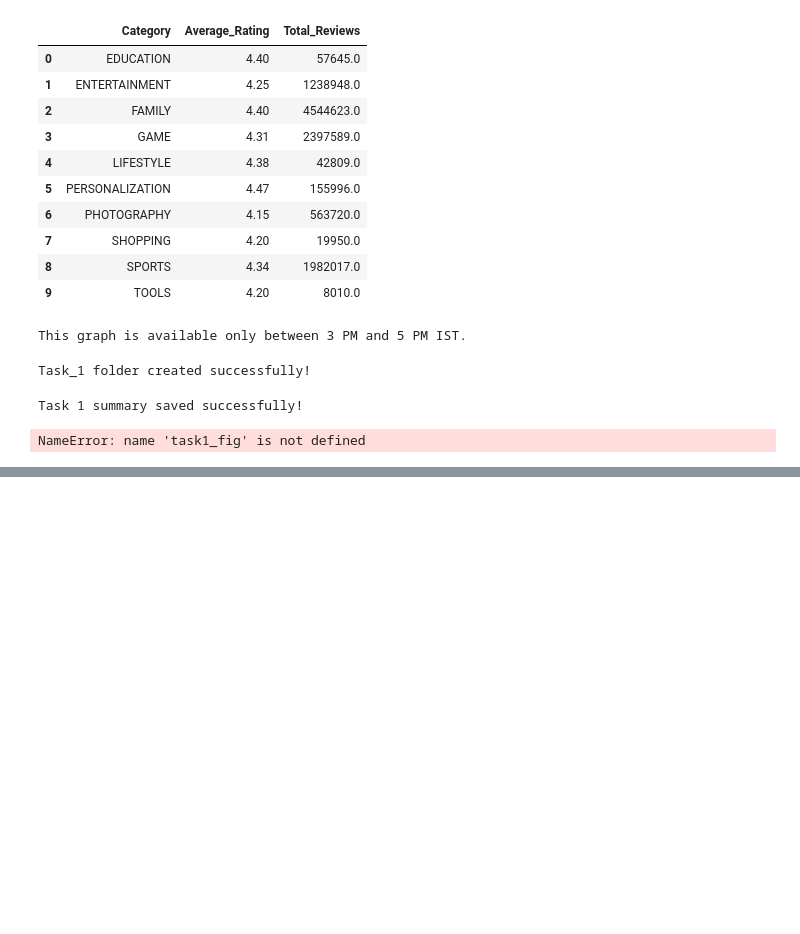
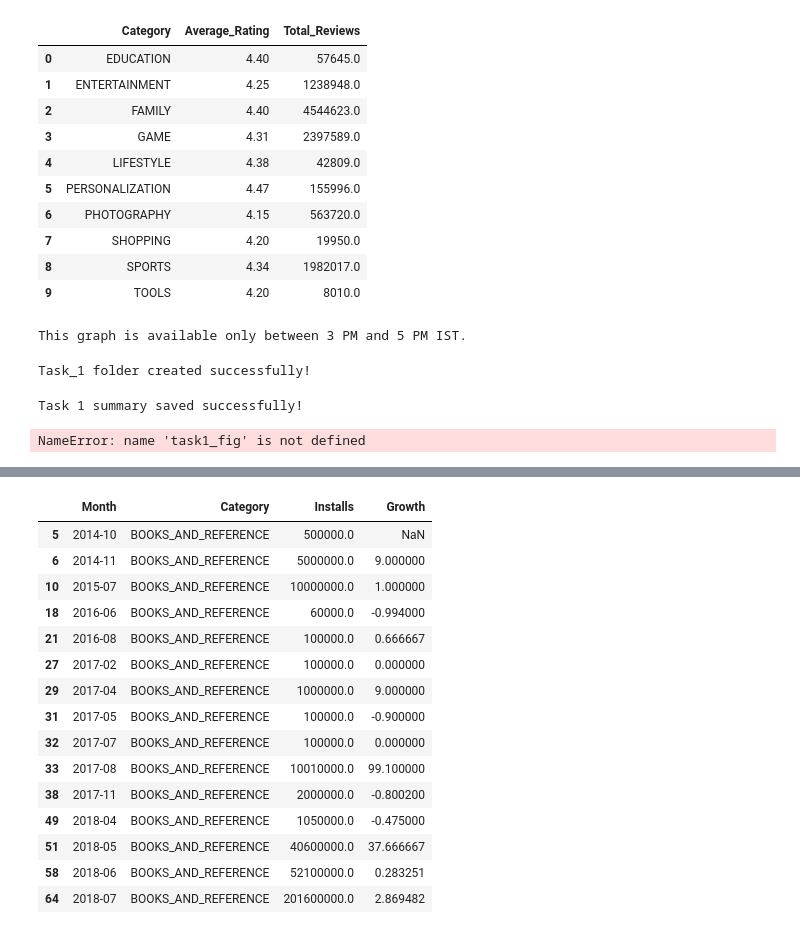
Before and after one commit to prathamesh-1105/Google-Play-Store-Analytics, a Jupyter notebook: notebooks/Google_Play_Store_Analytics.ipynb, the cells around one changed output, grey strips where cells are left out. Drawn from its saved outputs; the diff is of its cells as text; code cells hidden in the pictures; blank space fills up the shorter version.

```diff
--- a/notebooks/Google_Play_Store_Analytics.ipynb
+++ b/notebooks/Google_Play_Store_Analytics.ipynb
@@ -1142,0 +1047,28 @@ print("✅ Task 3 Summary saved successfully!")
+# %%
+monthly_installs = monthly_installs.sort_values(
+    ["Category", "Month"]
+)
+
+monthly_installs["Growth"] = (
+    monthly_installs.groupby("Category")["Installs"]
+    .pct_change()
+)
+
+monthly_installs.head(15)
+# %% [output]
+|  | Month | Category | Installs | Growth |
+| 5 | 2014-10 | BOOKS_AND_REFERENCE | 500000.0 | NaN |
+| 6 | 2014-11 | BOOKS_AND_REFERENCE | 5000000.0 | 9.000000 |
+| 10 | 2015-07 | BOOKS_AND_REFERENCE | 10000000.0 | 1.000000 |
+| 18 | 2016-06 | BOOKS_AND_REFERENCE | 60000.0 | -0.994000 |
+| 21 | 2016-08 | BOOKS_AND_REFERENCE | 100000.0 | 0.666667 |
+| 27 | 2017-02 | BOOKS_AND_REFERENCE | 100000.0 | 0.000000 |
+| 29 | 2017-04 | BOOKS_AND_REFERENCE | 1000000.0 | 9.000000 |
+| 31 | 2017-05 | BOOKS_AND_REFERENCE | 100000.0 | -0.900000 |
+| 32 | 2017-07 | BOOKS_AND_REFERENCE | 100000.0 | 0.000000 |
+| 33 | 2017-08 | BOOKS_AND_REFERENCE | 10010000.0 | 99.100000 |
+| 38 | 2017-11 | BOOKS_AND_REFERENCE | 2000000.0 | -0.800200 |
+| 49 | 2018-04 | BOOKS_AND_REFERENCE | 1050000.0 | -0.475000 |
+| 51 | 2018-05 | BOOKS_AND_REFERENCE | 40600000.0 | 37.666667 |
+| 58 | 2018-06 | BOOKS_AND_REFERENCE | 52100000.0 | 0.283251 |
+| 64 | 2018-07 | BOOKS_AND_REFERENCE | 201600000.0 | 2.869482 |
```
Also changed, not shown: parts of 56 cells of this notebook, 10 other files.
